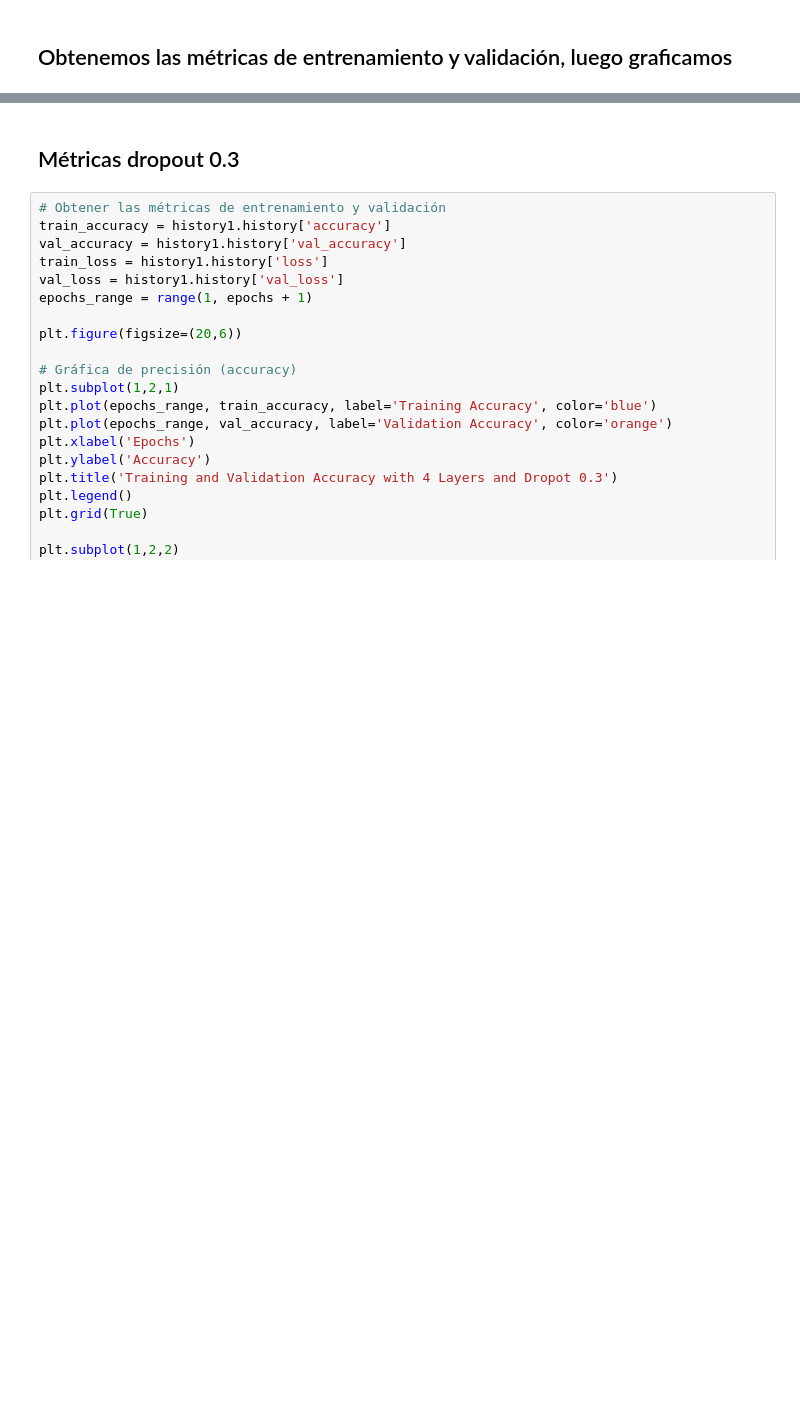
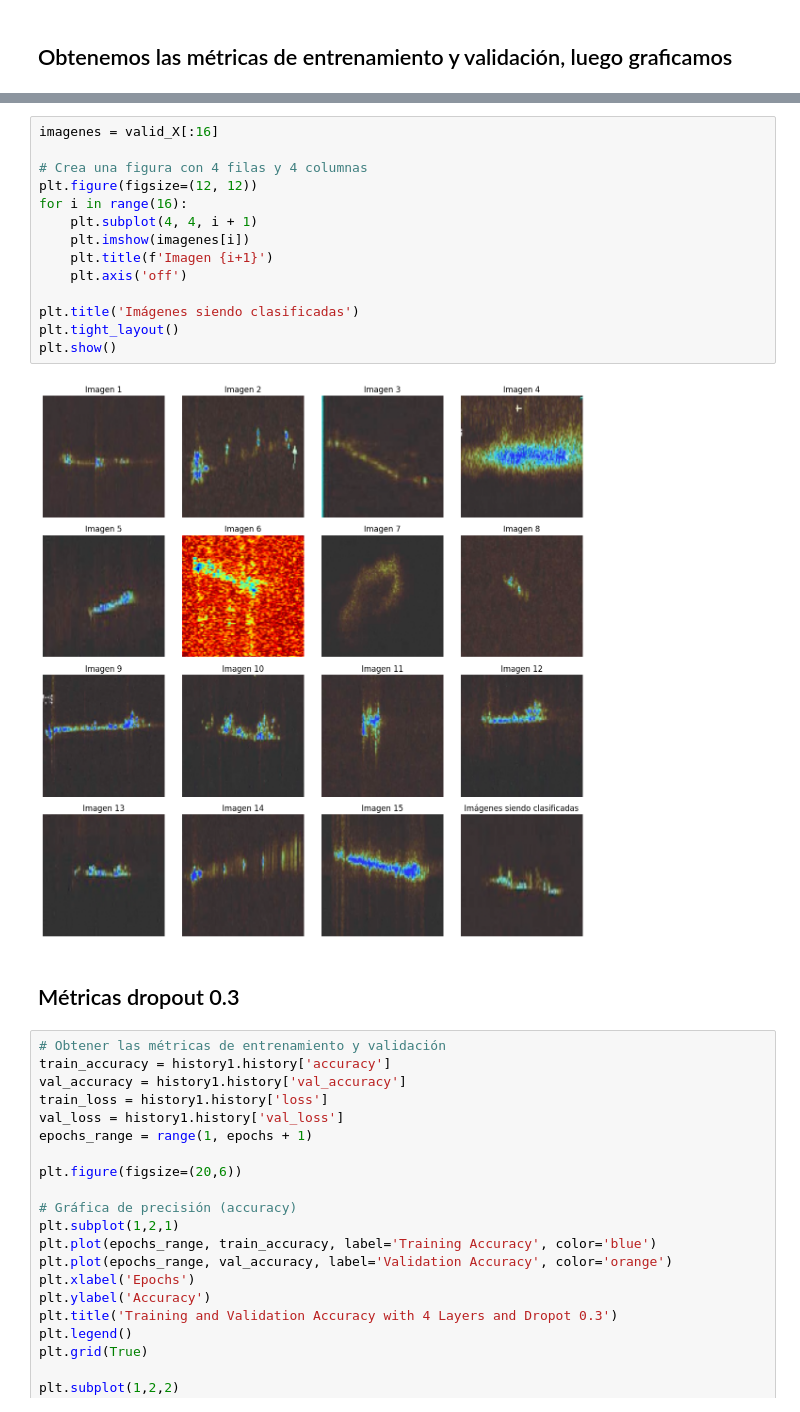
Before and after one commit to CraigTask/ClasificadorSAR, a Jupyter notebook: TestClasificador.ipynb, the cells around one changed output, grey strips where cells are left out. Saved outputs shown, nothing was run; the diff lists cells and outputs as text; blank space fills up the shorter version.

```diff
--- a/TestClasificador.ipynb
+++ b/TestClasificador.ipynb
@@ -295,3 +283,19 @@ plt.show()
+# %%
+imagenes = valid_X[:16]
+
+# Crea una figura con 4 filas y 4 columnas
+plt.figure(figsize=(12, 12))
+for i in range(16):
+    plt.subplot(4, 4, i + 1)
+    plt.imshow(imagenes[i])
+    plt.title(f'Imagen {i+1}')
+    plt.axis('off')
+
+plt.title('Imágenes siendo clasificadas')
+plt.tight_layout()
+plt.show()
+# %% [output]
+[figure, added]
 # %% [markdown]
 ## Métricas dropout 0.3
 # %%
```
Also changed, not shown: parts of 8 cells of this notebook.
